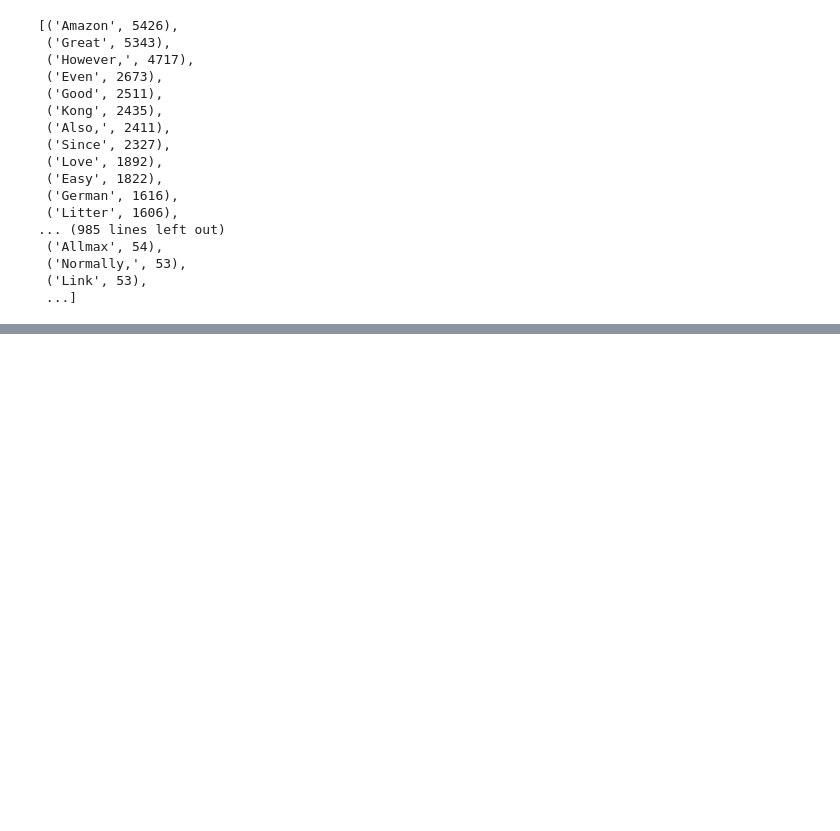
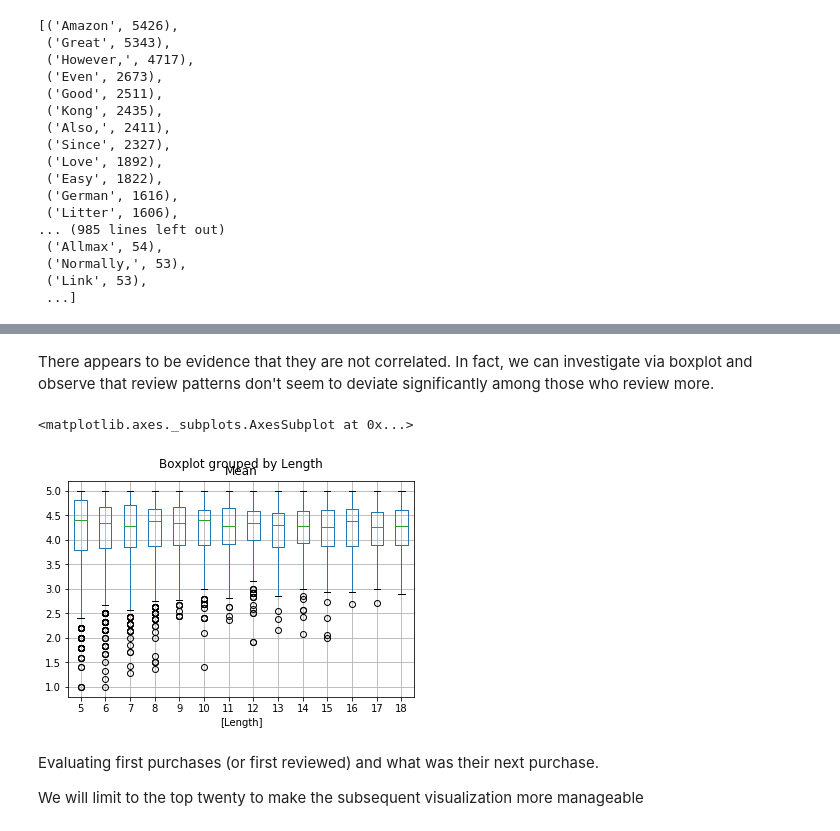
Before and after one commit to DraceZhan/Amazon_Pet_Lab, a Jupyter notebook: main_project/Amazon Pets.ipynb, the cells around one changed output, grey strips where cells are left out. Cells and saved outputs as stored; diff of their text form; code cells hidden in the pictures; blank space fills up the shorter version.

```diff
--- a/main_project/Amazon Pets.ipynb
+++ b/main_project/Amazon Pets.ipynb
@@ -289,0 +293,12 @@ title_dist.most_common()
+# %% [markdown]
+There appears to be evidence that they are not correlated. In fact, we can investigate via boxplot and observe that review patterns don't seem to deviate significantly among those who review more.
+# %%
+pd.DataFrame({'Length':common_rev_len_df['overall_list'].apply(len),'Mean':common_rev_len_df['overall_list'].apply(np.mean)}
+            ).boxplot(by = 'Length')
+# %% [output]
+<matplotlib.axes._subplots.AxesSubplot at 0x...>
+[figure, added]
+# %% [markdown]
+Evaluating first purchases (or first reviewed) and what was their next purchase.
+
+We will limit to the top twenty to make the subsequent visualization more manageable
```
Also changed, not shown: parts of 28 cells of this notebook.
